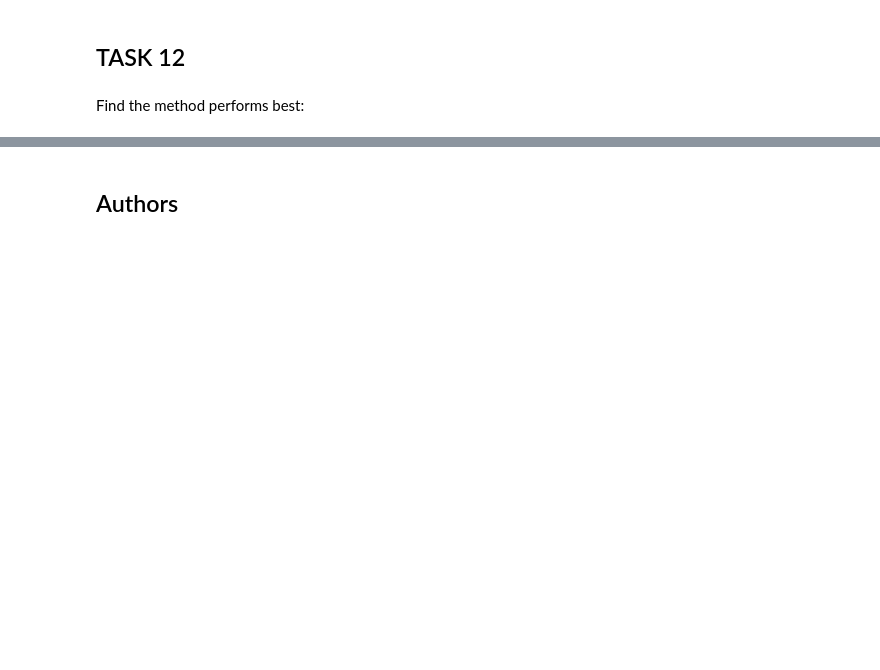
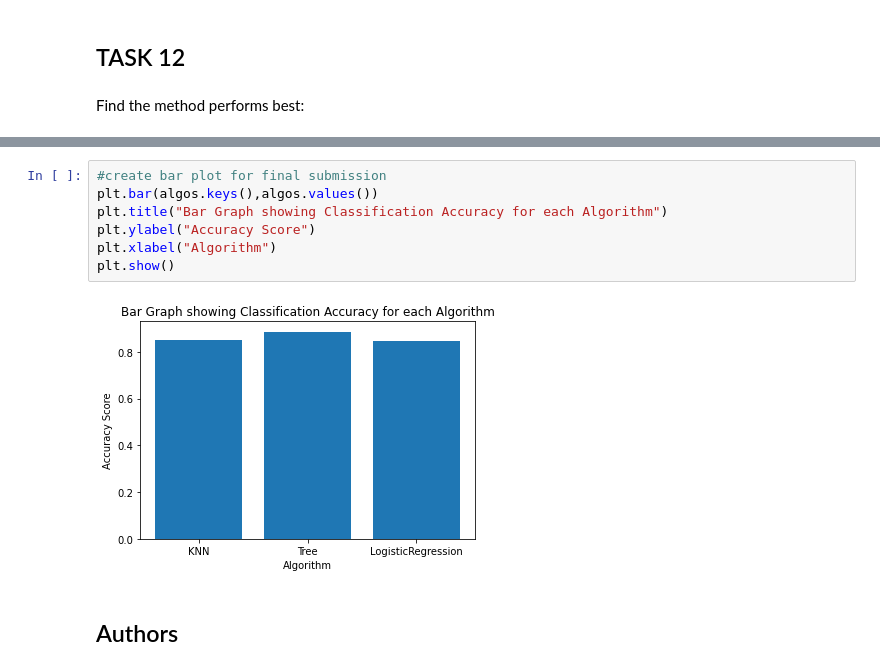
Before and after one commit to Surkelly/IBM-Data-Science-Professional-Certification, a Jupyter notebook: Lab: Machine Learning Prediction.ipynb, the cells around one changed output, grey strips where cells are left out. Drawn from its saved outputs; the diff is of its cells as text; blank space fills up the shorter version.

```diff
--- a/Lab: Machine Learning Prediction.ipynb
+++ b/Lab: Machine Learning Prediction.ipynb
@@ -350,3 +350,12 @@ Best Parameters are: {'criterion': 'gini', 'max_depth': 14, 'max_features': 'aut
+# %%
+#create bar plot for final submission
+plt.bar(algos.keys(),algos.values())
+plt.title("Bar Graph showing Classification Accuracy for each Algorithm")
+plt.ylabel("Accuracy Score")
+plt.xlabel("Algorithm")
+plt.show()
+# %% [output]
+[figure, added]
 # %% [markdown]
 ## Authors
 # %% [markdown]
```
Also changed, not shown: parts of 4 cells of this notebook.
